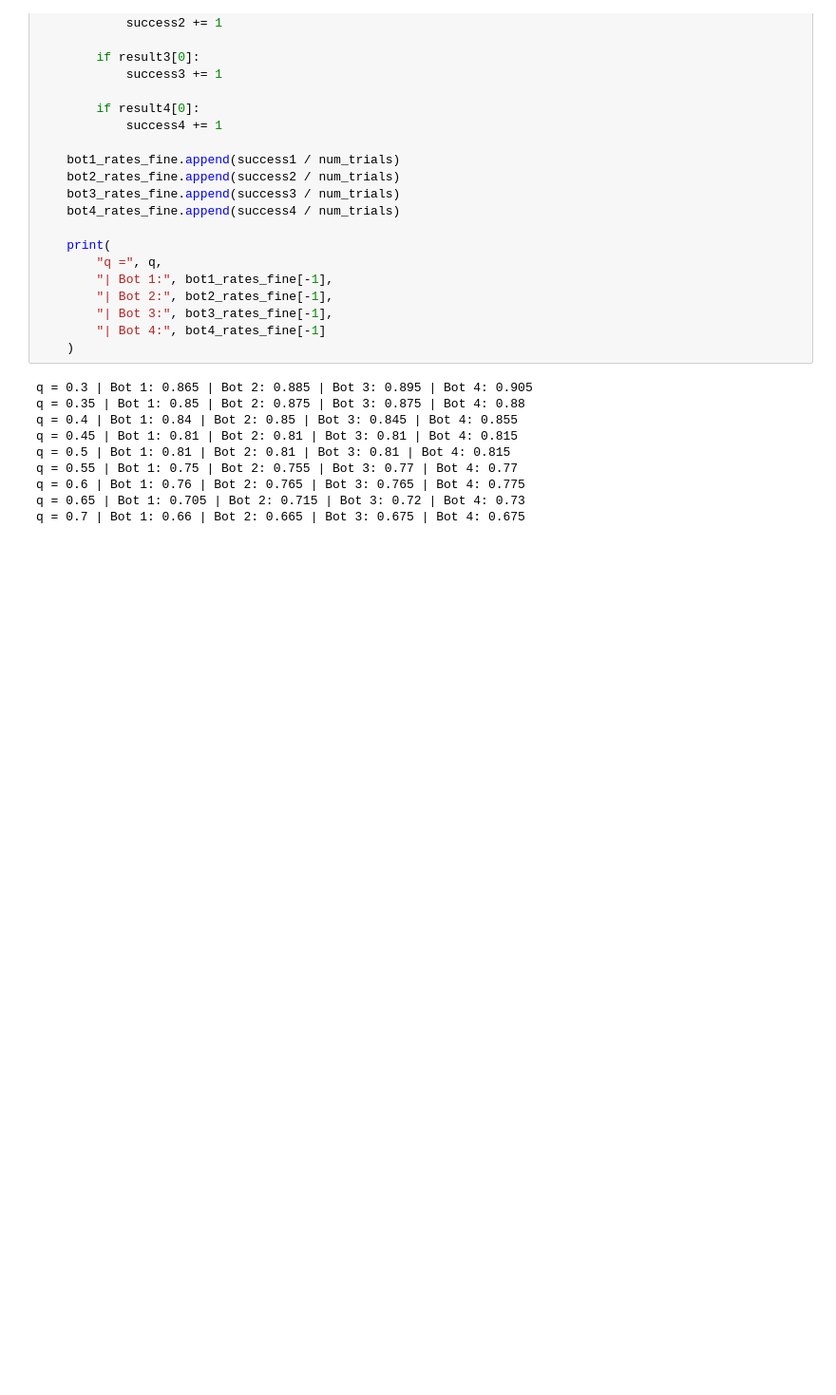
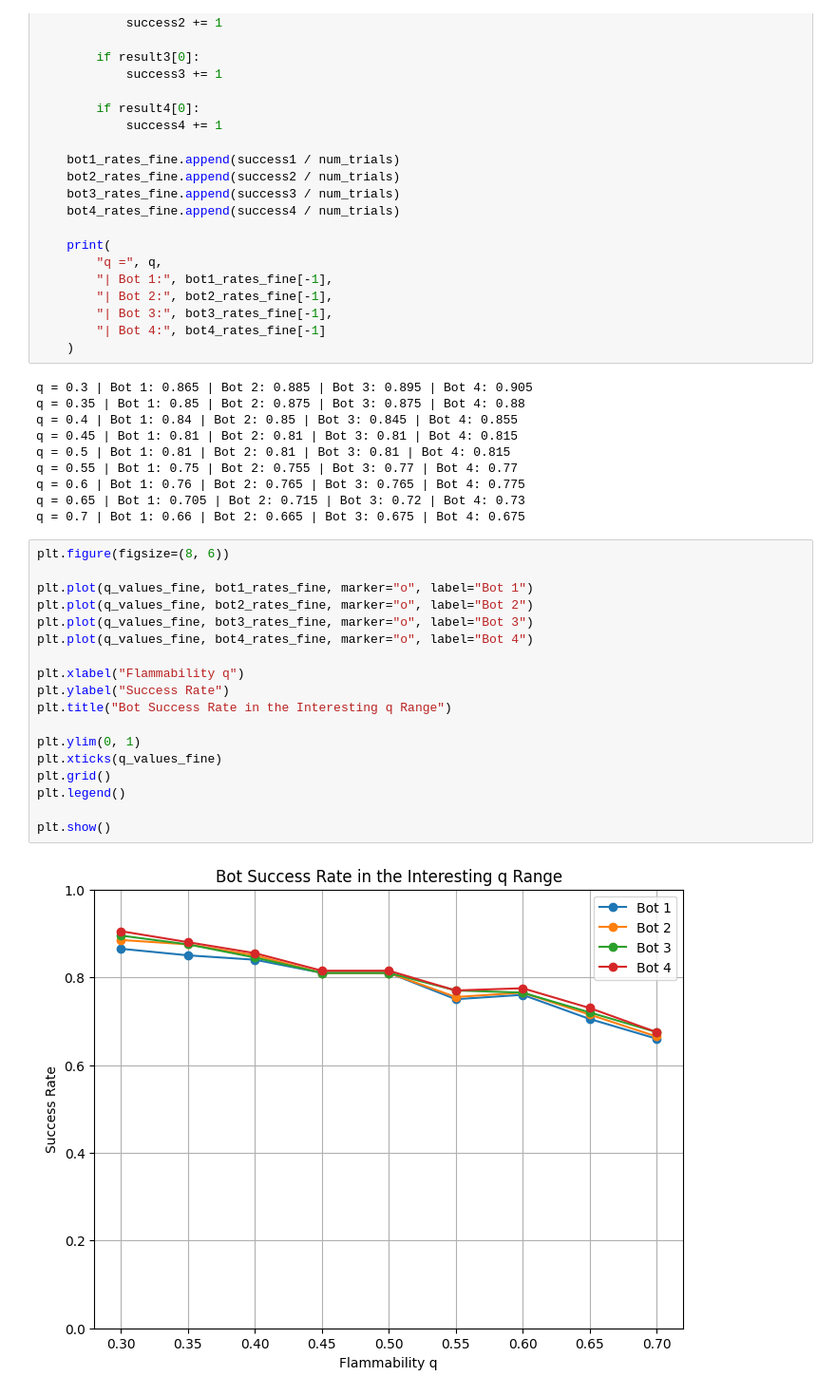
Before and after one commit to taotaokt/CS440, a Jupyter notebook: CS440-Project01/project1.ipynb, the cells around one changed output. Shown at 95% size. Cells and saved outputs as stored; diff of their text form; blank space fills up the shorter version.

Commit message:
finishing the graph design

```diff
--- a/CS440-Project01/project1.ipynb
+++ b/CS440-Project01/project1.ipynb
@@ -626,3 +626,23 @@ q = 0.55 | Bot 1: 0.75 | Bot 2: 0.755 | Bot 3: 0.77 | Bot 4: 0.77
 q = 0.6 | Bot 1: 0.76 | Bot 2: 0.765 | Bot 3: 0.765 | Bot 4: 0.775
 q = 0.65 | Bot 1: 0.705 | Bot 2: 0.715 | Bot 3: 0.72 | Bot 4: 0.73
 q = 0.7 | Bot 1: 0.66 | Bot 2: 0.665 | Bot 3: 0.675 | Bot 4: 0.675
+# %%
+plt.figure(figsize=(8, 6))
+
+plt.plot(q_values_fine, bot1_rates_fine, marker="o", label="Bot 1")
+plt.plot(q_values_fine, bot2_rates_fine, marker="o", label="Bot 2")
+plt.plot(q_values_fine, bot3_rates_fine, marker="o", label="Bot 3")
+plt.plot(q_values_fine, bot4_rates_fine, marker="o", label="Bot 4")
+
+plt.xlabel("Flammability q")
+plt.ylabel("Success Rate")
+plt.title("Bot Success Rate in the Interesting q Range")
+
+plt.ylim(0, 1)
+plt.xticks(q_values_fine)
+plt.grid()
+plt.legend()
+
+plt.show()
+# %% [output]
+[figure, added]
```
